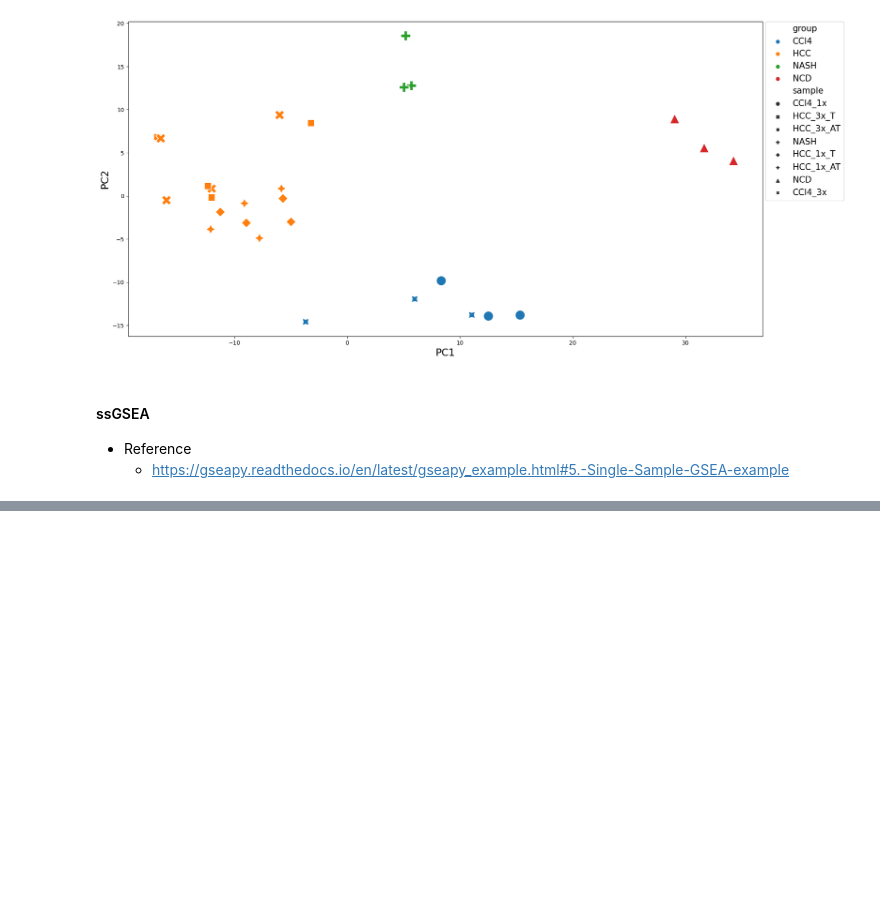
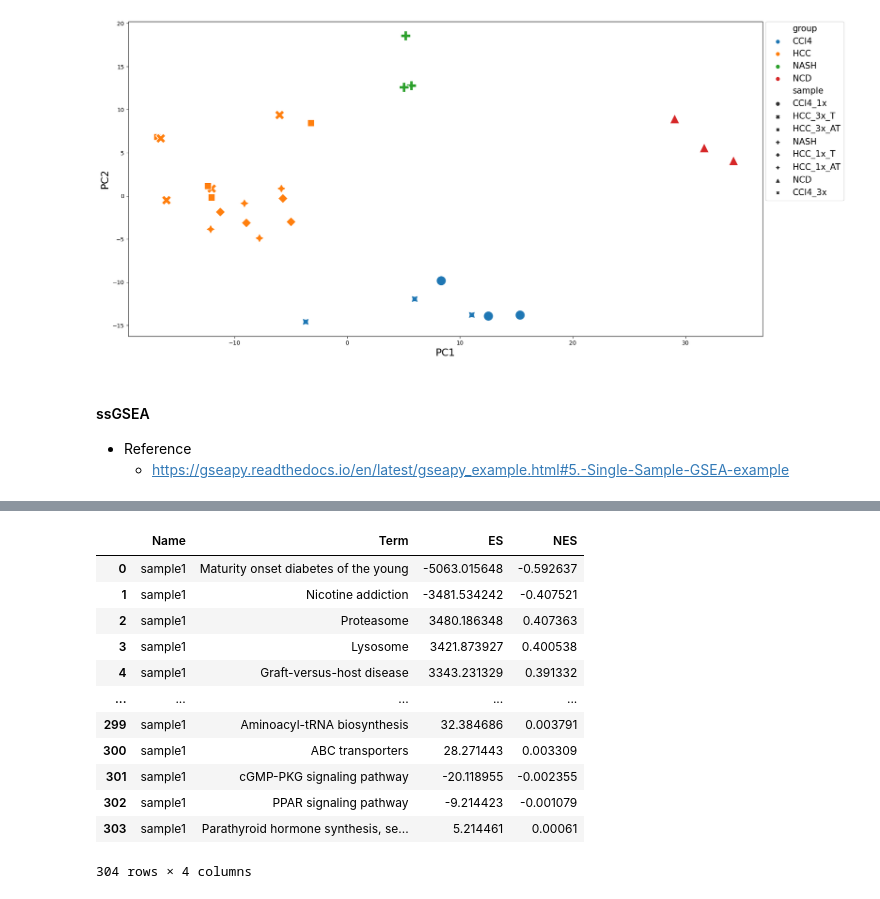
Before and after one commit to jigsaw-snu/NASH_HCC_liver-KRIBB_2022, a Jupyter notebook: srcs/rsem_star_deseq/sample_qc.ipynb, the cells around one changed output, grey strips where cells are left out. Saved outputs shown, nothing was run; the diff lists cells and outputs as text; code cells hidden in the pictures; blank space fills up the shorter version.

```diff
--- a/srcs/rsem_star_deseq/sample_qc.ipynb
+++ b/srcs/rsem_star_deseq/sample_qc.ipynb
@@ -841,0 +941,16 @@ AttributeError: 'str' object has no attribute 'dtype'
+# %%
+test_gsea2.res2d
+# %% [output]
+|  | Name | Term | ES | NES |
+| 0 | sample1 | Maturity onset diabetes of the young | -5063.015648 | -0.592637 |
+| 1 | sample1 | Nicotine addiction | -3481.534242 | -0.407521 |
+| 2 | sample1 | Proteasome | 3480.186348 | 0.407363 |
+| 3 | sample1 | Lysosome | 3421.873927 | 0.400538 |
+| 4 | sample1 | Graft-versus-host disease | 3343.231329 | 0.391332 |
+| ... | ... | ... | ... | ... |
+| 299 | sample1 | Aminoacyl-tRNA biosynthesis | 32.384686 | 0.003791 |
+| 300 | sample1 | ABC transporters | 28.271443 | 0.003309 |
+| 301 | sample1 | cGMP-PKG signaling pathway | -20.118955 | -0.002355 |
+| 302 | sample1 | PPAR signaling pathway | -9.214423 | -0.001079 |
+| 303 | sample1 | Parathyroid hormone synthesis, se... | 5.214461 | 0.00061 |
+304 rows × 4 columns
```
Also changed, not shown: parts of 17 cells of this notebook.
